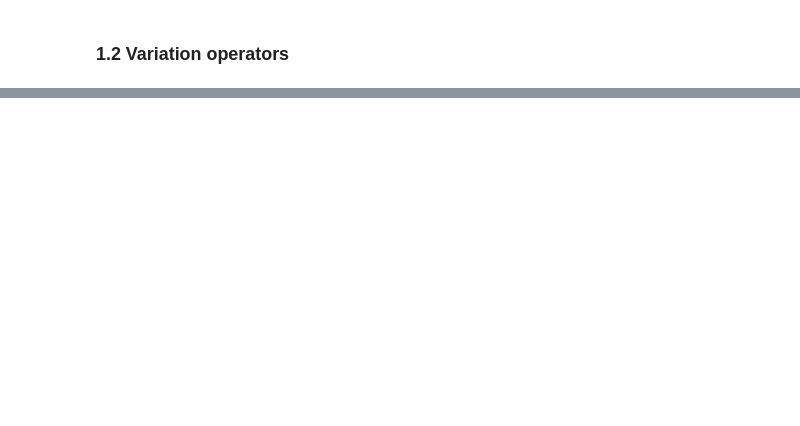
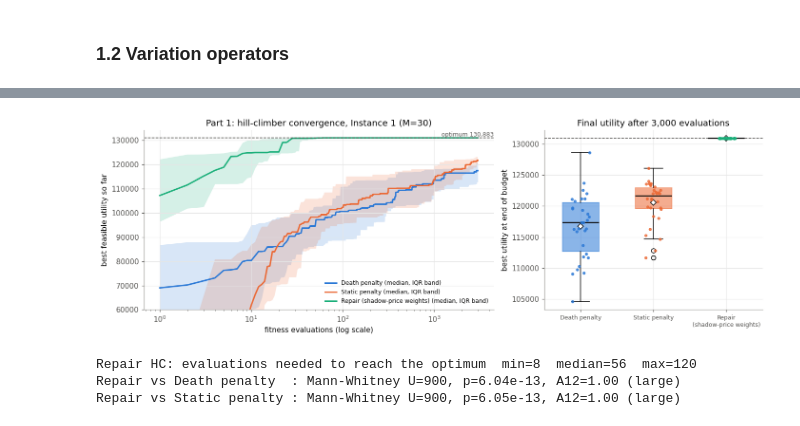
Before and after one commit to BarnabasSzalay232430/Artificial-Intelligence, a Jupyter notebook: Metaheuristics_Workload_Allocation.ipynb, the cells around one changed output, grey strips where cells are left out. Cells and saved outputs as stored; diff of their text form; code cells hidden in the pictures; blank space fills up the shorter version.

```diff
--- a/Metaheuristics_Workload_Allocation.ipynb
+++ b/Metaheuristics_Workload_Allocation.ipynb
@@ -511,6 +299,0 @@ The Chu–Beasley GA is a strong, well-documented population method for the 0-1
-# %%
-P2_BUDGET = 5_000
-p2_ga, p2_ga_tr, p2_div = run_many(steady_state_ga, I2, dual_repair, P2_BUDGET, label="Steady-state GA + dual repair")
-p2_hc, p2_hc_tr, _ = run_many(hill_climber, I2, dual_repair, P2_BUDGET, label="Hill climber + dual repair (Part 1 baseline)")
-p2_df = pd.concat([p2_ga, p2_hc], ignore_index=True)
-summarise(p2_df)
@@ -632,6 +299,0 @@ H0: the distributions of final utility are equal; H1 (one-sided): Repair > Penal
-# %%
-P3_BUDGET = 5_000
-A_rep, A_rep_tr, _ = run_many(steady_state_ga, I2, dual_repair, P3_BUDGET, label="Repair (LP-dual weights)")
-A_pen, A_pen_tr, _ = run_many(steady_state_ga, I2, StaticPenalty, P3_BUDGET, label="Static penalty")
-A_df = pd.concat([A_rep, A_pen], ignore_index=True)
-summarise(A_df)
@@ -666,0 +541,9 @@ Evaluation budgets are the standard fairness criterion, but repair hides extra c
+# %%
+P1_BUDGET = 3_000
+p1_handlers = {"Death penalty": DeathPenalty, "Static penalty": StaticPenalty, "Repair (shadow-price weights)": dual_repair}
+p1_df, p1_tr = [], {}
+for name, H in p1_handlers.items():                     # 30 runs of the same climber per constraint handler
+    df, tr, _ = run_many(hill_climber, I1, H, P1_BUDGET, label=name)
+    p1_df.append(df); p1_tr[name] = tr
+p1_df = pd.concat(p1_df, ignore_index=True)
+summarise(p1_df)
@@ -666,0 +556,22 @@ Evaluation budgets are the standard fairness criterion, but repair hides extra c
+# %%
+# Convergence curves (left) and final results of all 30 runs (right)
+cols3 = [C["blue"], C["orange"], C["aqua"]]
+fig, axes = plt.subplots(1, 2, figsize=(13, 4.4), gridspec_kw={"width_ratios": [1.6, 1]})
+plot_convergence(axes[0], p1_tr, cols3, I1.optimum, "Part 1: hill-climber convergence, Instance 1 (M=30)",
+                 ylim=(60_000, 134_000))
+plot_box(axes[1], {k: p1_df.loc[p1_df.variant == k, "best_utility"].values for k in p1_handlers},
+         cols3, "Final utility after 3,000 evaluations", optimum=I1.optimum)
+plt.tight_layout(); plt.show()
+
+# How quickly does repair reach the optimum, and is it significantly better than the penalty versions?
+rep = p1_df[p1_df.variant == "Repair (shadow-price weights)"]
+print("Repair HC: evaluations needed to reach the optimum  "
+      f"min={rep.evals_to_opt.min():.0f}  median={rep.evals_to_opt.median():.0f}  max={rep.evals_to_opt.max():.0f}")
+for other in ("Death penalty", "Static penalty"):
+    r = compare(rep.best_utility, p1_df.loc[p1_df.variant == other, "best_utility"], "greater")
+    print(f"Repair vs {other:15s}: Mann-Whitney U={r['U']:.0f}, p={r['p']:.2e}, A12={r['A12']:.2f} ({r['effect']})")
+# %% [output]
+[figure, added]
+Repair HC: evaluations needed to reach the optimum  min=8  median=56  max=120
+Repair vs Death penalty  : Mann-Whitney U=900, p=6.04e-13, A12=1.00 (large)
+Repair vs Static penalty : Mann-Whitney U=900, p=6.05e-13, A12=1.00 (large)
```
Also changed, not shown: parts of 72 cells of this notebook, 3 other files.
